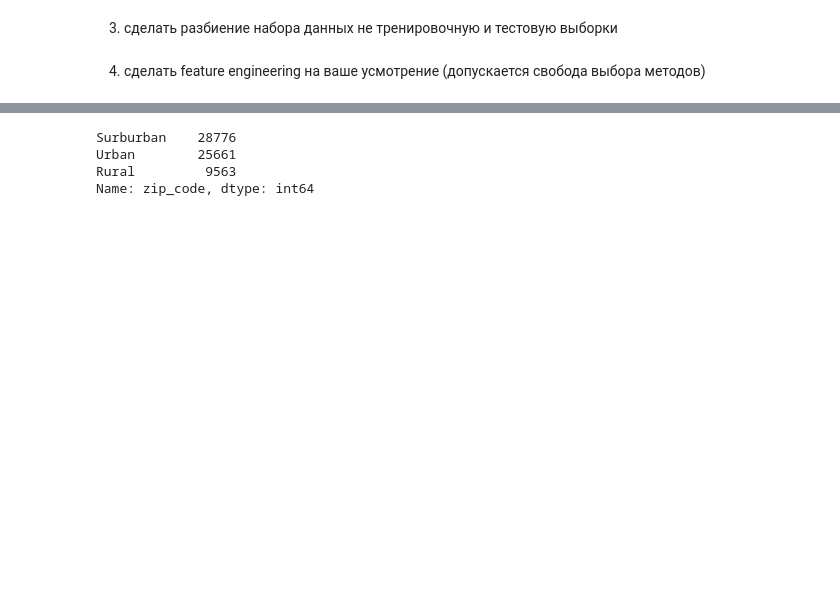
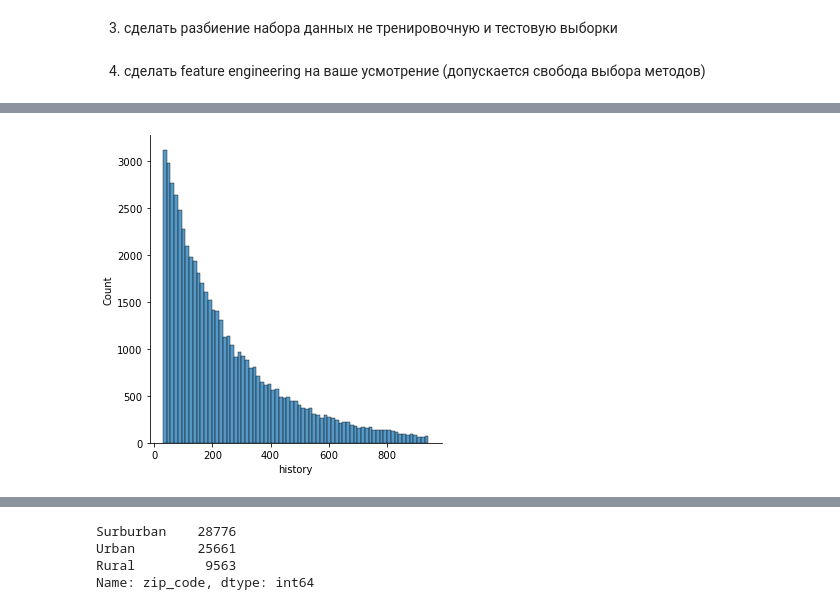
Before and after one commit to Krivosheenkova/machine-learning-for-business, a Jupyter notebook: 4_uplift/4.ipynb, the cells around one changed output, grey strips where cells are left out. Cells and saved outputs as stored; diff of their text form; code cells hidden in the pictures; blank space fills up the shorter version.

```diff
--- a/4_uplift/4.ipynb
+++ b/4_uplift/4.ipynb
@@ -54,0 +91,4 @@ X_train, y_train, X_test, y_test = train_test_split(X, y, test_size=0.3, random_
+# %%
+sns.displot((df[(df.history < df.history.quantile(.975)) & (df.history > df.history.quantile(.05))]['history']));
+# %% [output]
+[figure, added]
```
Also changed, not shown: parts of 27 cells of this notebook, 4 other files.
